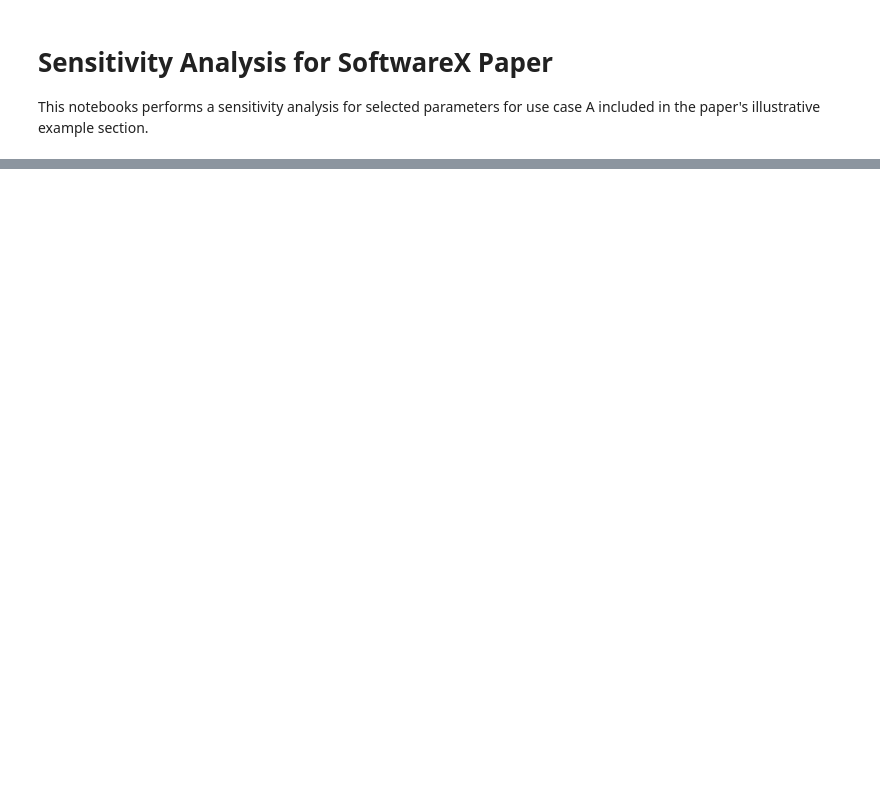
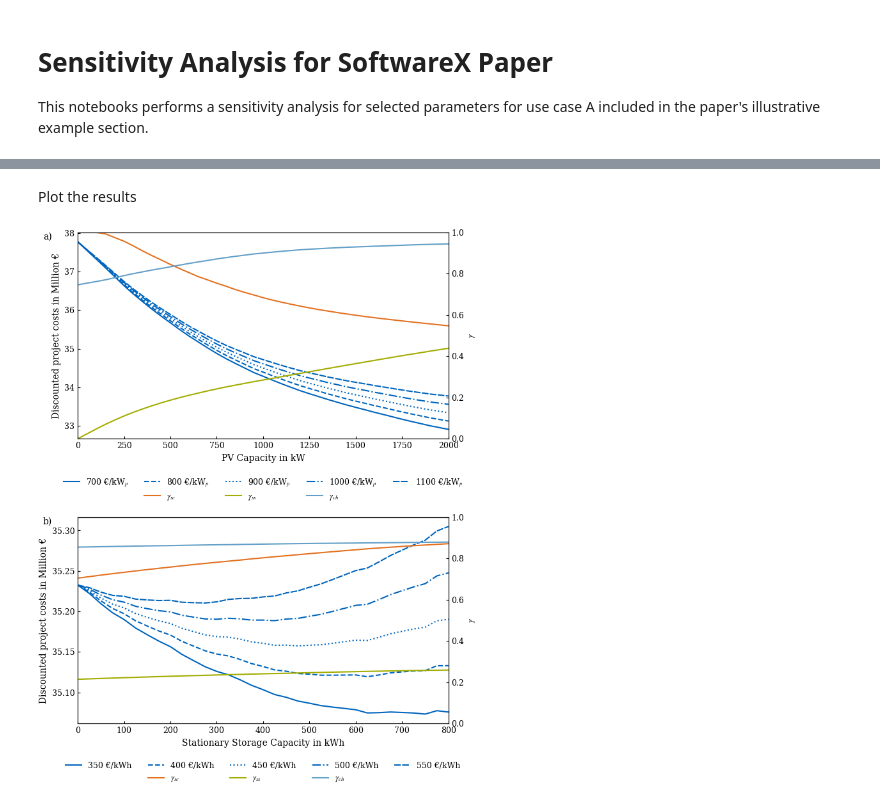
Before and after one commit to TUMFTM/LIFT, a Jupyter notebook: example/paper/run_sensitivity_analysis.ipynb, the cells around one changed output, grey strips where cells are left out. Drawn from its saved outputs; the diff is of its cells as text; code cells hidden in the pictures; blank space fills up the shorter version.

Commit message:
restructure paper example results

```diff
--- a/example/paper/run_sensitivity_analysis.ipynb
+++ b/example/paper/run_sensitivity_analysis.ipynb
@@ -127,0 +163,79 @@ plt.show()
+# %% [markdown]
+Plot the results
+# %%
+fig, (ax1, ax2) = plt.subplots(nrows=2, ncols=1, figsize=(7.14, 9))
+
+
+def add_plot(
+    ax: plt.Axes,
+    subplot_id: str,
+    x: npt.NDArray,
+    results: dict[float, pd.DataFrame],
+    xunit: str,
+    xlabel: str,
+):
+    # plot cost results of all capex_spec variations
+    for i, (capex_spec, result) in enumerate(results.items()):
+        ax.plot(
+            x,
+            result["totex_dis"] / 1e6,
+            label=f"{capex_spec * 1e3:.0f} {xunit}",
+            color=COLORS["p300c"],
+            linestyle=list(LINESTYLES.values())[i],
+        )
+
+    # technical KPIs do not depend on capex_spec -> select the first result object
+    result_repr = next(iter(results.values()))
+
+    # plot technical KPIs on secondary y axis on the right
+    ax_twin = ax.twinx()
+    ax_twin.plot(x, result_repr["gamma_sc"], label=r"$\gamma_{sc}$", color=COLORS["p158"])
+    ax_twin.plot(x, result_repr["gamma_ss"], label=r"$\gamma_{ss}$", color=COLORS["p383"])
+    ax_twin.plot(x, result_repr["gamma_ch"], label=r"$\gamma_{ch}$", color=COLORS["p542"])
+
+    # Set x and y axies properties
+    ax.set_xlabel(xlabel)
+    ax.set_xlim(min(x), max(x))
+    ax.set_ylabel("Discounted project costs in Million €")
+    ax_twin.set_ylabel(r"$\gamma$")
+    ax_twin.set_ylim(0.0, 1.0)
+
+    # combine legend handles and labels to get 5 column layout with
+    #  - capex in top row
+    #  - technical KPIs centered in bottom row
+    lines_1, labels_1 = ax.get_legend_handles_labels()
+    lines_2, labels_2 = ax_twin.get_legend_handles_labels()
+    dummy_handle = Line2D([], [], alpha=0)
+
+    handles = [x for pair in zip(lines_1, [dummy_handle, *lines_2, dummy_handle]) for x in pair]
+    labels = [x for pair in zip(labels_1, ["", *labels_2, ""]) for x in pair]
+
+    # create legend below plotting area
+    ax.legend(handles, labels, loc="upper center", bbox_to_anchor=(0.5, -0.15), ncol=5, frameon=False)
+
+    # add subplot ID to top left corner of subplot
+    ax.text(-0.07, 1, subplot_id, transform=ax.transAxes, fontsize=10, va="top", ha="right")
+
+
+add_plot(
+    ax=ax1,
+    subplot_id="a)",
+    x=variation_capacities_pv * 1e-3,
+    results=results_pv,
+    xunit=r"€/kW$_p$",
+    xlabel="PV Capacity in kW",
+)
+add_plot(
+    ax=ax2,
+    subplot_id="b)",
+    x=variation_capacities_ess * 1e-3,
+    results=results_ess,
+    xunit="€/kWh",
+    xlabel="Stationary Storage Capacity in kWh",
+)
+
+plt.tight_layout()
+plt.savefig(PATH_OUT / FILENAME_FIGURE)
+plt.show()
+# %% [output]
+[figure, added]
```
Also changed, not shown: parts of 6 cells of this notebook, 10 other files.
